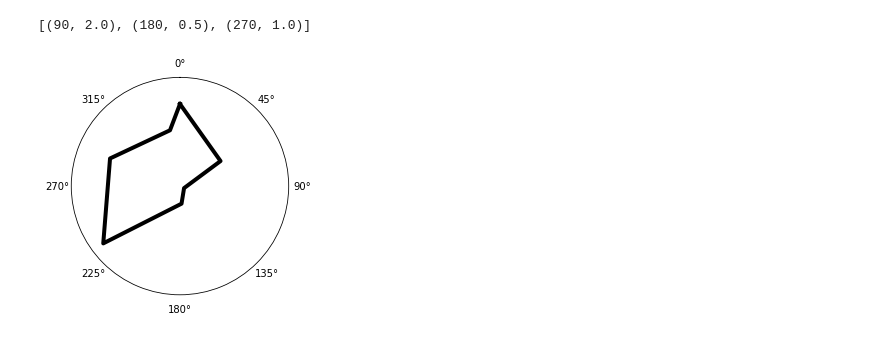
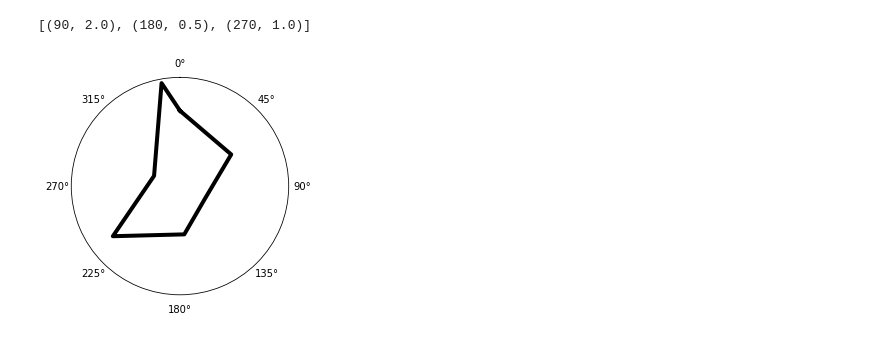
Before and after one commit to AllenInstitute/swdb_2019_student, a Jupyter notebook: visionaries/notebooks/polar_plot_playground.ipynb, the cells around one changed output. Cells and saved outputs as stored; diff of their text form; code cells hidden in the pictures.

Commit message:
Picked one exp, cell, and polar plotted against mock data

```diff
--- a/visionaries/notebooks/polar_plot_playground.ipynb
+++ b/visionaries/notebooks/polar_plot_playground.ipynb
@@ -153,9 +153,9 @@ cell_df_to_median_polar(df)
 # %% [output]
 [(90, 2.0), (180, 0.5), (270, 1.0)]
 # %%
-polardata = get_mock_polardata('vist',23,'df')
+polardata = get_mock_polardata(experiment_id = 123, cell_specimen_id = 456)
 theta, r = zip(*polardata)
 fig, axes = plt.subplots(nrows=1, ncols=1, subplot_kw=dict(polar=True))
 polar_plot(axes, theta, r, color='black', linewidth=4)
 # %% [output]
-[figure, old version]
+[figure, new version]
```
Also changed, not shown: 2 other files.
